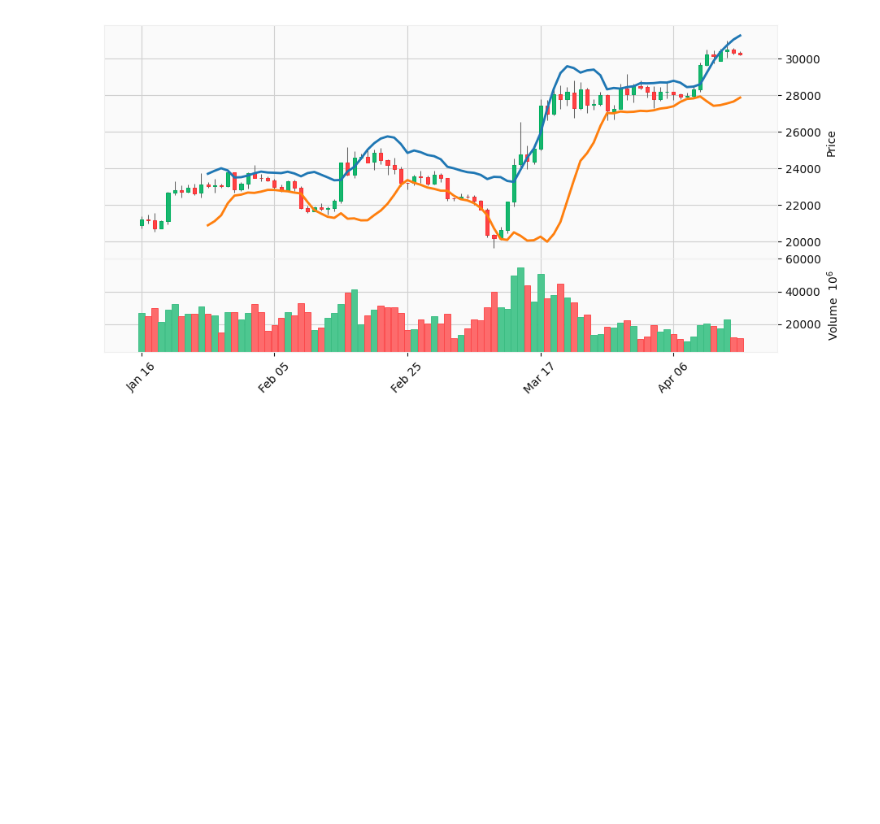
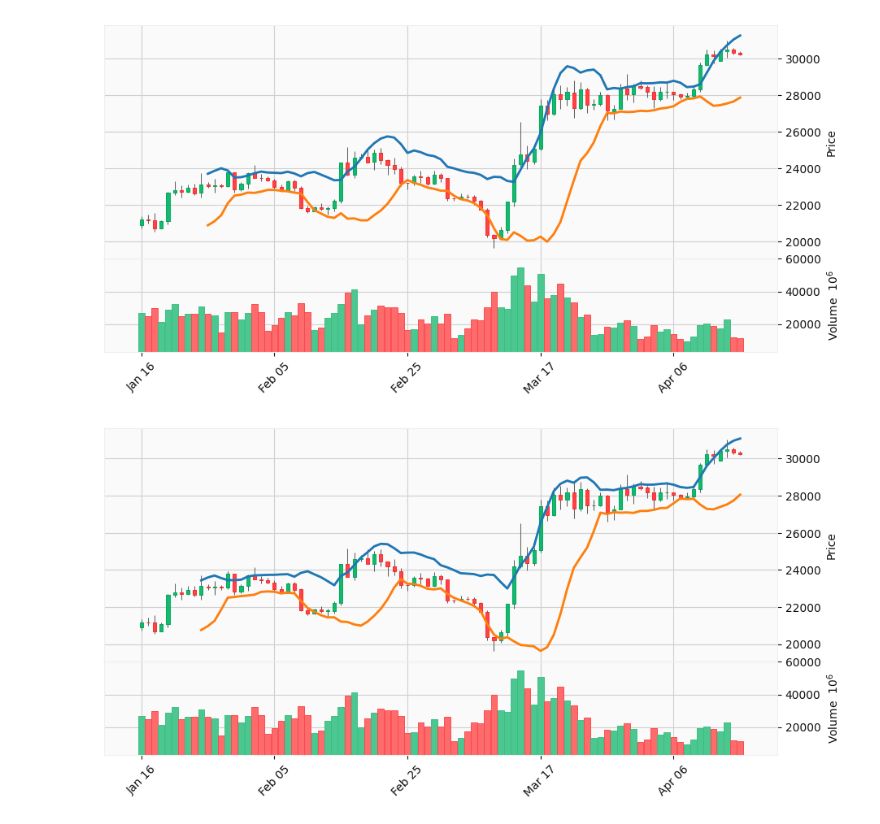
Before and after one commit to kfivap/financial-studybook, a Jupyter notebook: code/5.bollinger-bands.ipynb, the cells around one changed output. Cells and saved outputs as stored; diff of their text form; code cells hidden in the pictures; blank space fills up the shorter version.

Commit message:
bollinger bands

```diff
--- a/code/5.bollinger-bands.ipynb
+++ b/code/5.bollinger-bands.ipynb
@@ -54,3 +54,30 @@ ap = mpf.make_addplot(df_bb)
 mpf.plot(df, type='candle', style='yahoo', volume=True, figratio=(8,4), addplot=ap)
 # %% [output]
 [figure]
+# %%
+import pandas as pd
+from ta.utils import dropna
+from ta.volatility import BollingerBands
+
+# Load datas
+df = pd.read_csv("./BTC-USD.csv", index_col='Date', parse_dates=True)
+
+# Initialize Bollinger Bands Indicator
+indicator_bb = BollingerBands(close=df["close"], window=10, window_dev=1.5)
+
+# Add Bollinger Bands features
+df['bb_bbm'] = indicator_bb.bollinger_mavg()
+df['bb_bbh'] = indicator_bb.bollinger_hband()
+df['bb_bbl'] = indicator_bb.bollinger_lband()
+
+# Add Bollinger Band high indicator
+df['bb_bbhi'] = indicator_bb.bollinger_hband_indicator()
+
+# Add Bollinger Band low indicator
+df['bb_bbli'] = indicator_bb.bollinger_lband_indicator()
+
+df_bb = df[['bb_bbh','bb_bbl']]
+ap = mpf.make_addplot(df_bb)
+mpf.plot(df, type='candle', style='yahoo', volume=True, figratio=(8,4), addplot=ap)
+# %% [output]
+[figure, added]
```
Also changed, not shown: 2 other files.
